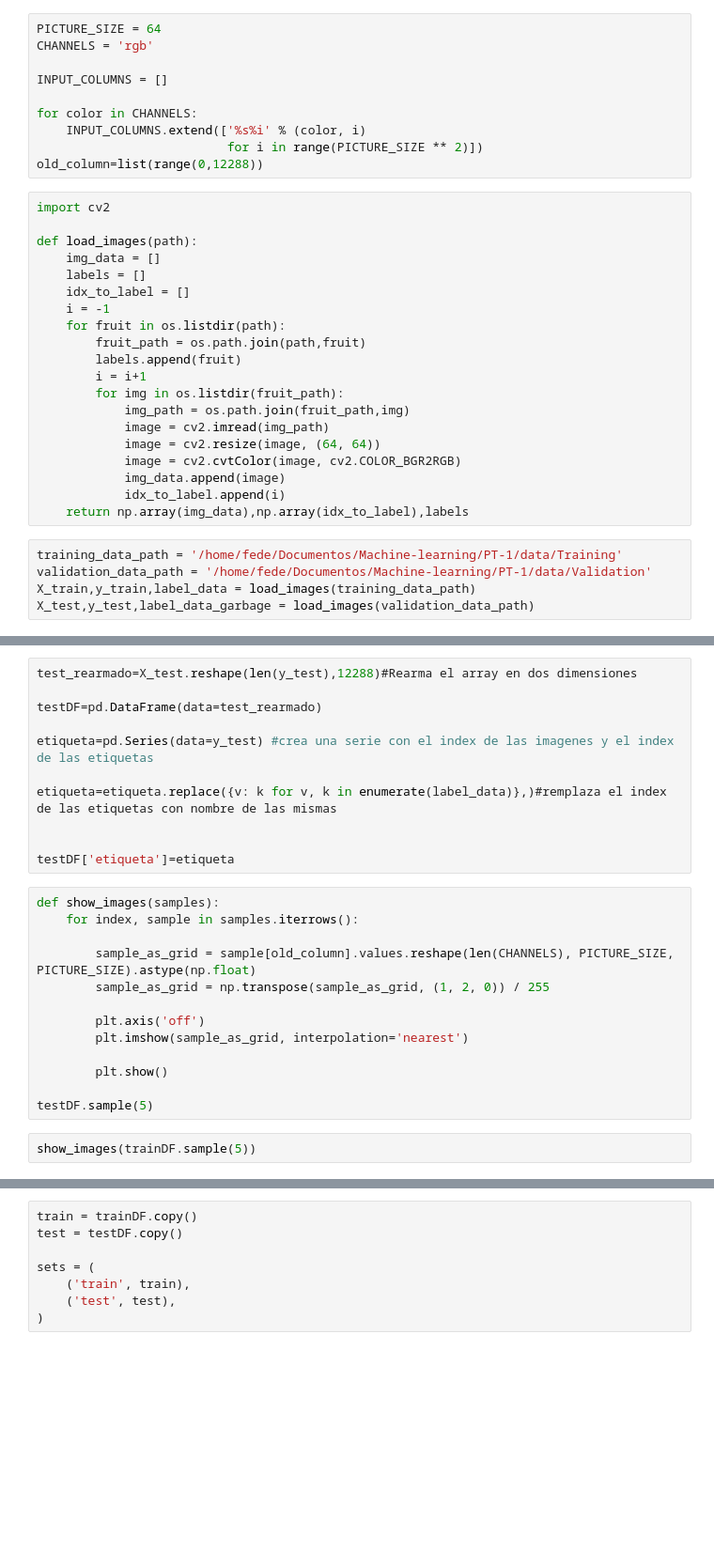
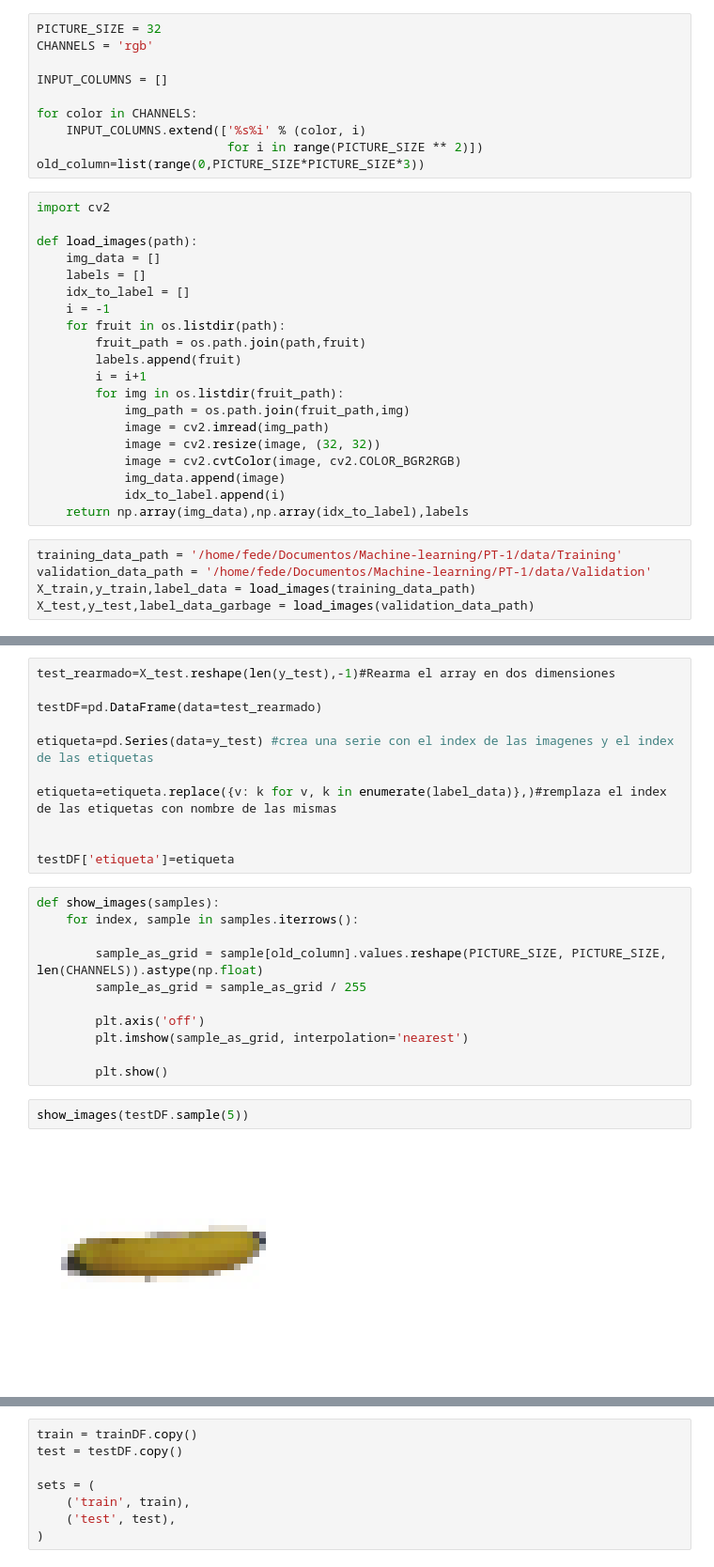
Before and after one commit to fedehenzenn/ml-grupohpz, a Jupyter notebook: tp3_cv.ipynb, the cells around one changed output, grey strips where cells are left out. Shown at 94% size. Saved outputs shown, nothing was run; the diff lists cells and outputs as text; blank space fills up the shorter version.

```diff
--- a/tp3_cv.ipynb
+++ b/tp3_cv.ipynb
@@ -9,5 +11,5 @@ from keras.utils import np_utils
 # %%
-PICTURE_SIZE = 64
+PICTURE_SIZE = 32
 CHANNELS = 'rgb'
 
 INPUT_COLUMNS = []
@@ -15,7 +17,7 @@ INPUT_COLUMNS = []
 for color in CHANNELS:
     INPUT_COLUMNS.extend(['%s%i' % (color, i)
                           for i in range(PICTURE_SIZE ** 2)])
-old_column=list(range(0,12288))
+old_column=list(range(0,PICTURE_SIZE*PICTURE_SIZE*3))
 # %%
 import cv2
 
@@ -31,7 +33,7 @@ def load_images(path):
         for img in os.listdir(fruit_path):
             img_path = os.path.join(fruit_path,img)
             image = cv2.imread(img_path)
-            image = cv2.resize(image, (64, 64))
+            image = cv2.resize(image, (32, 32))
             image = cv2.cvtColor(image, cv2.COLOR_BGR2RGB)
             img_data.append(image)
             idx_to_label.append(i)
@@ -58,5 +74,5 @@ trainDF.sample(5)
 # %%
-test_rearmado=X_test.reshape(len(y_test),12288)#Rearma el array en dos dimensiones
+test_rearmado=X_test.reshape(len(y_test),-1)#Rearma el array en dos dimensiones
 
 testDF=pd.DataFrame(data=test_rearmado)
 
@@ -70,14 +86,14 @@ testDF['etiqueta']=etiqueta
 def show_images(samples):
     for index, sample in samples.iterrows():
 
-        sample_as_grid = sample[old_column].values.reshape(len(CHANNELS), PICTURE_SIZE, PICTURE_SIZE).astype(np.float)
-        sample_as_grid = np.transpose(sample_as_grid, (1, 2, 0)) / 255
+        sample_as_grid = sample[old_column].values.reshape(PICTURE_SIZE, PICTURE_SIZE, len(CHANNELS)).astype(np.float)
+        sample_as_grid = sample_as_grid / 255
 
         plt.axis('off')
         plt.imshow(sample_as_grid, interpolation='nearest')
 
         plt.show()
-
-testDF.sample(5)
 # %%
-show_images(trainDF.sample(5))
+show_images(testDF.sample(5))
+# %% [output]
+[figure, added]
```
Also changed, not shown: parts of 8 cells of this notebook.
